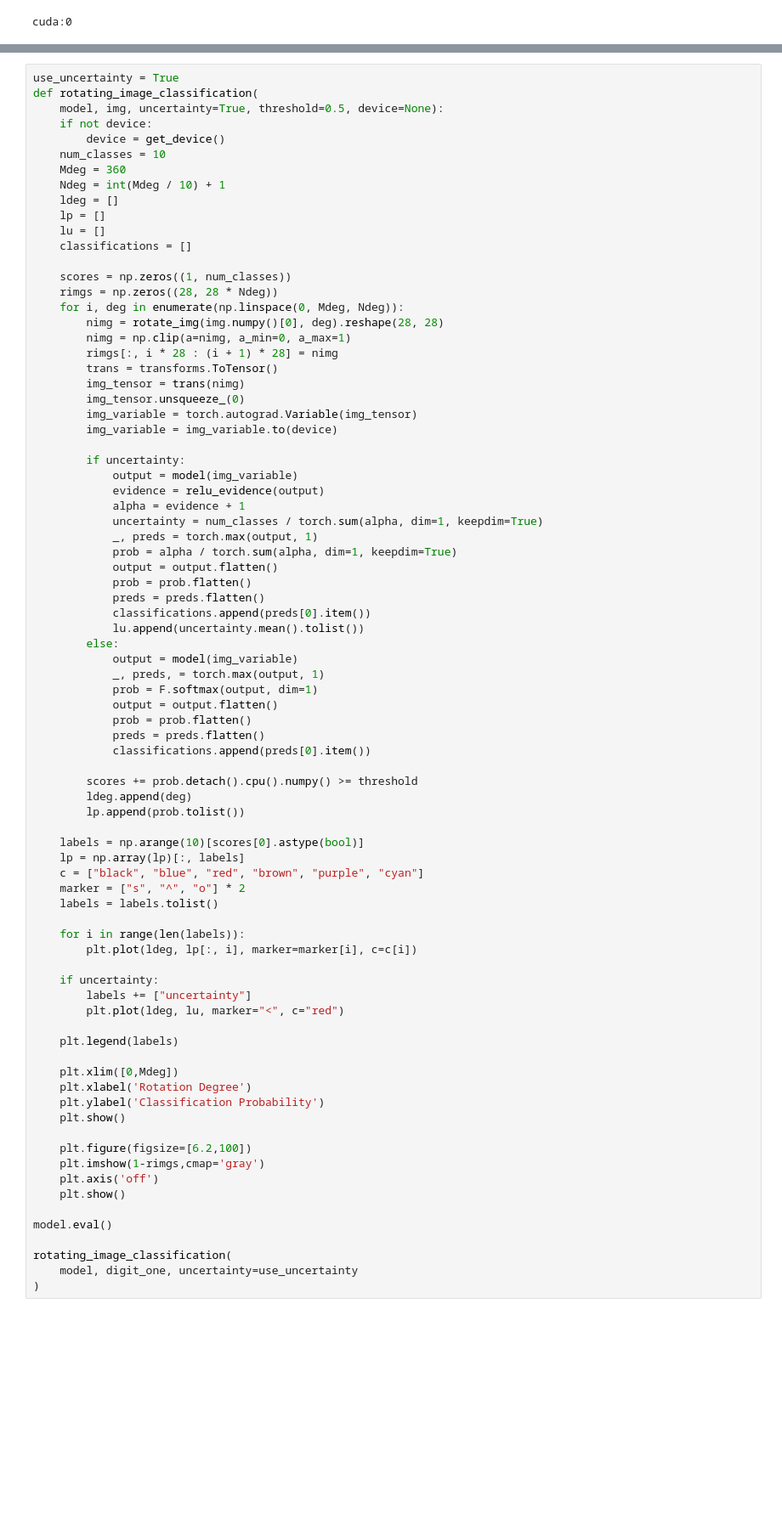
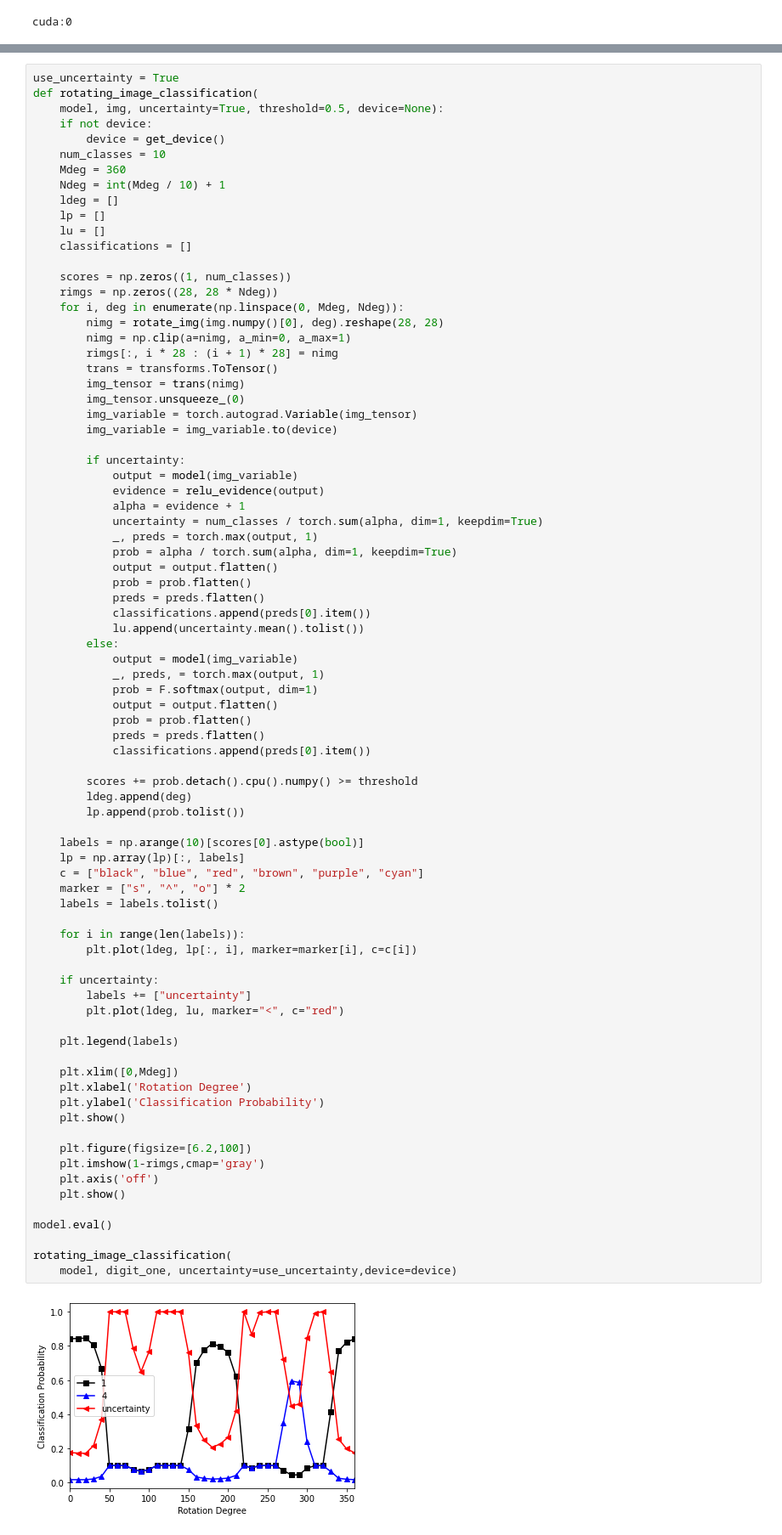
Before and after one commit to gistha2/active-perception-thesis, a Jupyter notebook: EDL_RL_V3.ipynb, the cells around one changed output, grey strips where cells are left out. Shown: that part at 85% size. Cells and saved outputs as stored; diff of their text form; blank space fills up the shorter version.

```diff
--- a/EDL_RL_V3.ipynb
+++ b/EDL_RL_V3.ipynb
@@ -453,32 +453,33 @@ def rotating_image_classification(
         lp.append(prob.tolist())
 
     labels = np.arange(10)[scores[0].astype(bool)]
     lp = np.array(lp)[:, labels]
     c = ["black", "blue", "red", "brown", "purple", "cyan"]
     marker = ["s", "^", "o"] * 2
     labels = labels.tolist()
 
     for i in range(len(labels)):
         plt.plot(ldeg, lp[:, i], marker=marker[i], c=c[i])
 
     if uncertainty:
         labels += ["uncertainty"]
         plt.plot(ldeg, lu, marker="<", c="red")
 
     plt.legend(labels)
 
     plt.xlim([0,Mdeg])
     plt.xlabel('Rotation Degree')
     plt.ylabel('Classification Probability')
     plt.show()
 
     plt.figure(figsize=[6.2,100])
     plt.imshow(1-rimgs,cmap='gray')
     plt.axis('off')
     plt.show()
 
 model.eval()
 
 rotating_image_classification(
-    model, digit_one, uncertainty=use_uncertainty
-)
+    model, digit_one, uncertainty=use_uncertainty,device=device)
+# %% [output]
+[figure, added]
```
Also changed, not shown: parts of 7 cells of this notebook, 6 other files.
